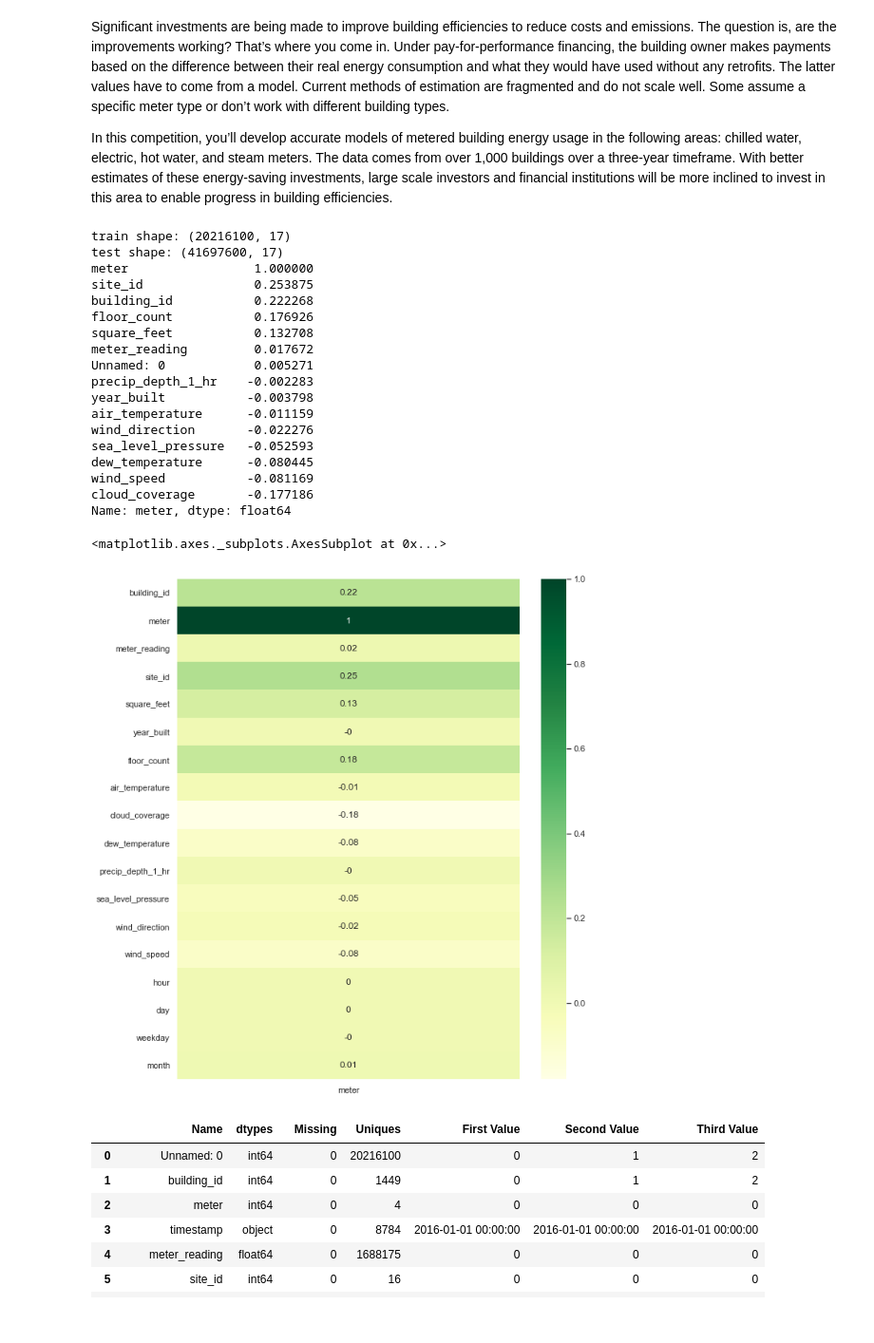
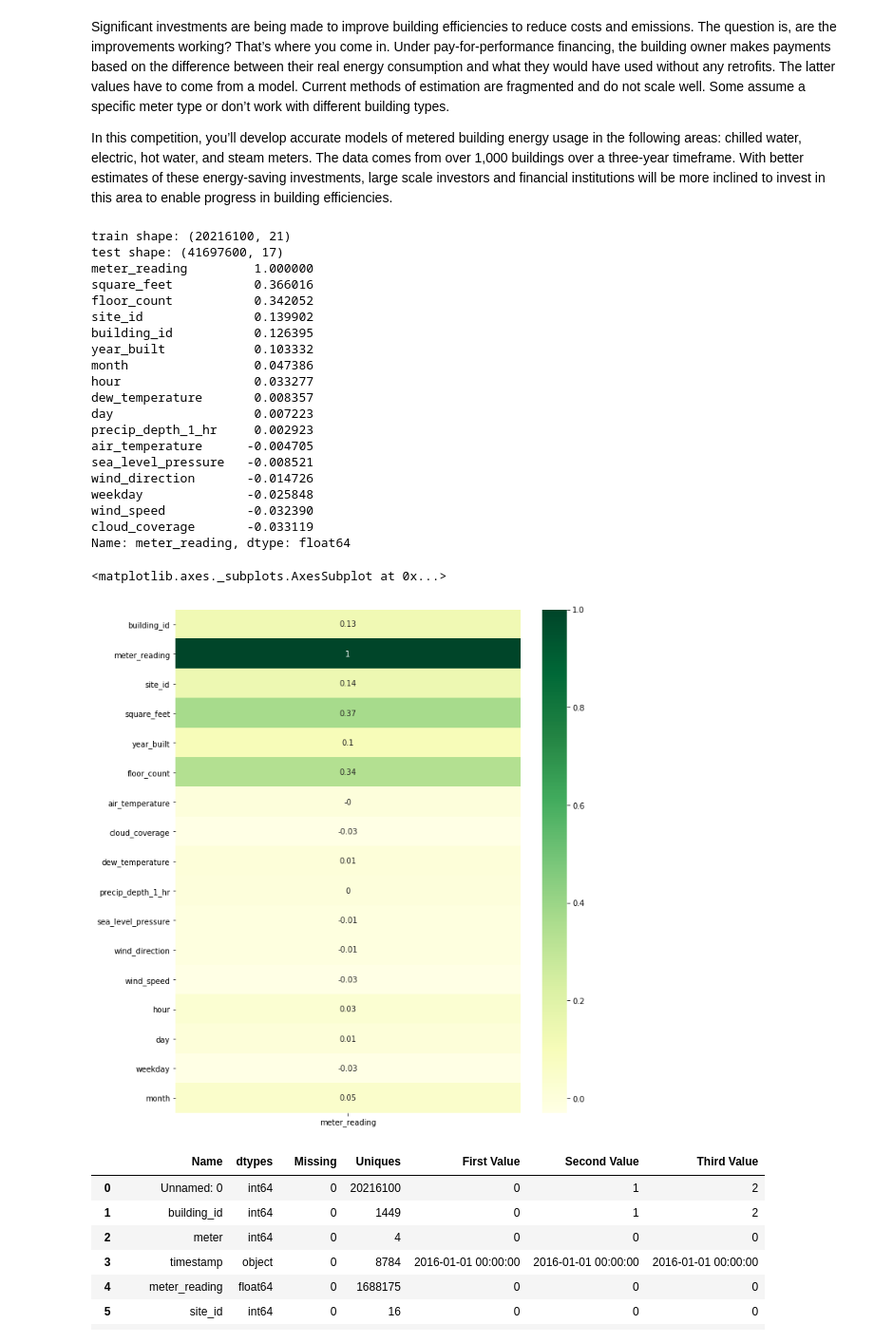
Before and after one commit to Luke-Gray/ASHRAE, a Jupyter notebook: ASHRAE.ipynb, the cells around one changed output. Shown at 95% size. Saved outputs shown, nothing was run; the diff lists cells and outputs as text; code cells hidden in the pictures.

```diff
--- a/ASHRAE.ipynb
+++ b/ASHRAE.ipynb
@@ -38,34 +38,36 @@ print('train shape:',train.shape)
 print('test shape:',test.shape)
 
 corr_matrix = train.corr()
-print(corr_matrix['meter'].sort_values(ascending=False))
+print(corr_matrix['meter_reading'].sort_values(ascending=False))
 # %% [output]
-train shape: (20216100, 17)
+train shape: (20216100, 21)
 test shape: (41697600, 17)
-meter                 1.000000
-site_id               0.253875
-building_id           0.222268
-floor_count           0.176926
-square_feet           0.132708
-meter_reading         0.017672
-Unnamed: 0            0.005271
-precip_depth_1_hr    -0.002283
-year_built           -0.003798
-air_temperature      -0.011159
-wind_direction       -0.022276
-sea_level_pressure   -0.052593
-dew_temperature      -0.080445
-wind_speed           -0.081169
-cloud_coverage       -0.177186
-Name: meter, dtype: float64
+meter_reading         1.000000
+square_feet           0.366016
+floor_count           0.342052
+site_id               0.139902
+building_id           0.126395
+year_built            0.103332
+month                 0.047386
+hour                  0.033277
+dew_temperature       0.008357
+day                   0.007223
+precip_depth_1_hr     0.002923
+air_temperature      -0.004705
+sea_level_pressure   -0.008521
+wind_direction       -0.014726
+weekday              -0.025848
+wind_speed           -0.032390
+cloud_coverage       -0.033119
+Name: meter_reading, dtype: float64
 # %%
-corr_df = round(train[train.columns].corr()['meter'],2)
+corr_df = round(train[train.columns].corr()['meter_reading'],2)
 corr_df = pd.DataFrame(corr_df)
 fig, ax = plt.subplots(figsize=(10,12))
 sns.heatmap(corr_df, annot=True, fmt="g", cmap='YlGn', ax=ax)
 # %% [output]
 <matplotlib.axes._subplots.AxesSubplot at 0x...>
-[figure, old version]
+[figure, new version]
 # %%
 '''Variable Description'''
 def description(df):
```
Also changed, not shown: parts of 8 cells of this notebook.
